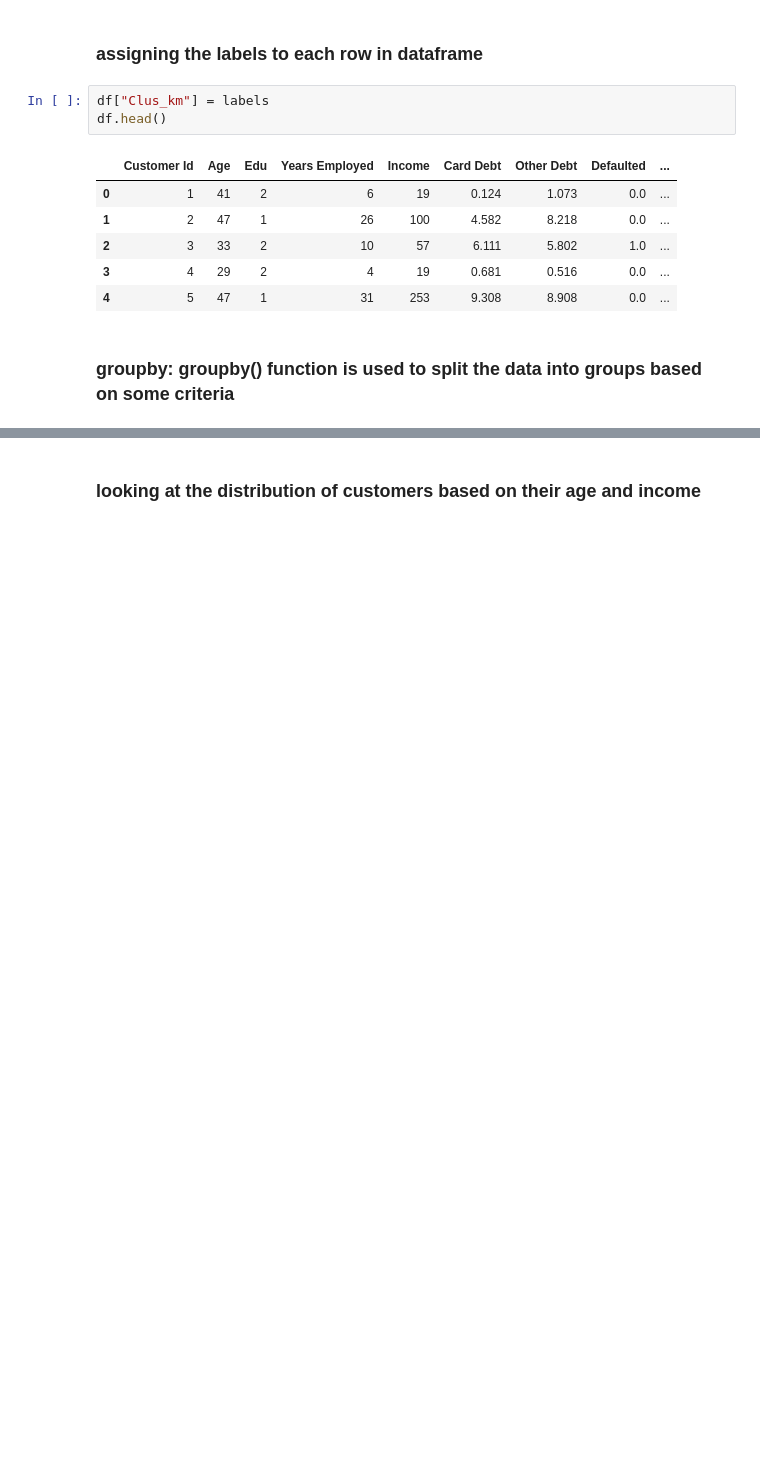
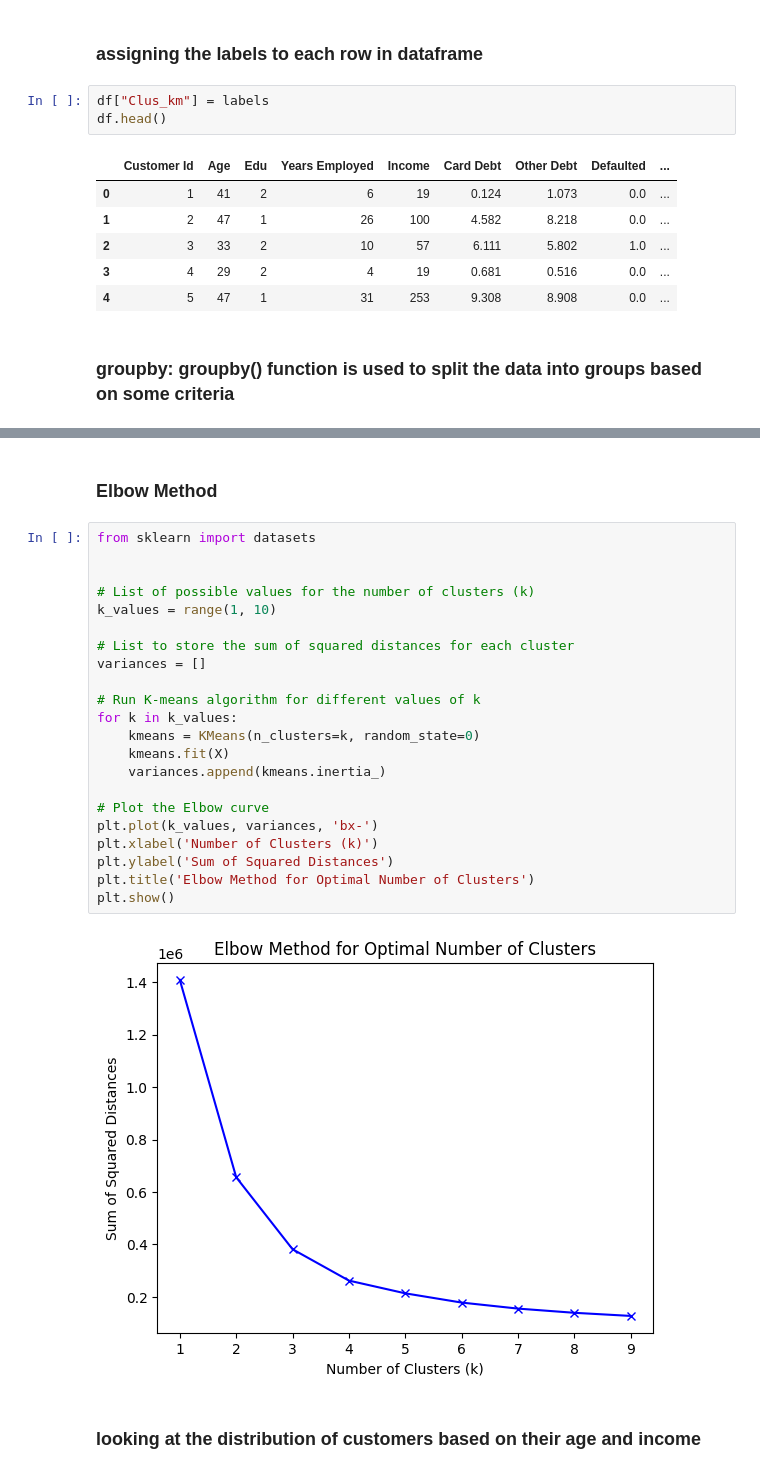
Before and after one commit to mehdisahraeei/ml-project, a Jupyter notebook: 01-learning/03-Clustering/01-K-means/K-Means.ipynb, the cells around one changed output, grey strips where cells are left out. Saved outputs shown, nothing was run; the diff lists cells and outputs as text; blank space fills up the shorter version.

Commit message:
K-Means.ipynb was updated, (3d,elbow method)

```diff
--- a/01-learning/03-Clustering/01-K-means/K-Means.ipynb
+++ b/01-learning/03-Clustering/01-K-means/K-Means.ipynb
@@ -110,6 +106,32 @@ df.groupby('Clus_km').mean()
 | 0 | 432.468413 | 32.964561 | 1.614792 | 6.374422 | 31.164869 | 1.032541 | 2.104133 | 0.285185 | ... |
 | 1 | 410.166667 | 45.388889 | 2.666667 | 19.555556 | 227.166667 | 5.678444 | 10.907167 | 0.285714 | ... |
 | 2 | 402.295082 | 41.333333 | 1.956284 | 15.256831 | 83.928962 | 3.103639 | 5.765279 | 0.171233 | ... |
+# %% [markdown]
+### Elbow Method
+# %%
+from sklearn import datasets
+
+
+# List of possible values for the number of clusters (k)
+k_values = range(1, 10)
+
+# List to store the sum of squared distances for each cluster
+variances = []
+
+# Run K-means algorithm for different values of k
+for k in k_values:
+    kmeans = KMeans(n_clusters=k, random_state=0)
+    kmeans.fit(X)
+    variances.append(kmeans.inertia_)
+
+# Plot the Elbow curve
+plt.plot(k_values, variances, 'bx-')
+plt.xlabel('Number of Clusters (k)')
+plt.ylabel('Sum of Squared Distances')
+plt.title('Elbow Method for Optimal Number of Clusters')
+plt.show()
+# %% [output]
+[figure, added]
 # %% [markdown]
 ### looking at the distribution of customers based on their age and income
 # %%
```
Also changed, not shown: parts of 5 cells of this notebook.
